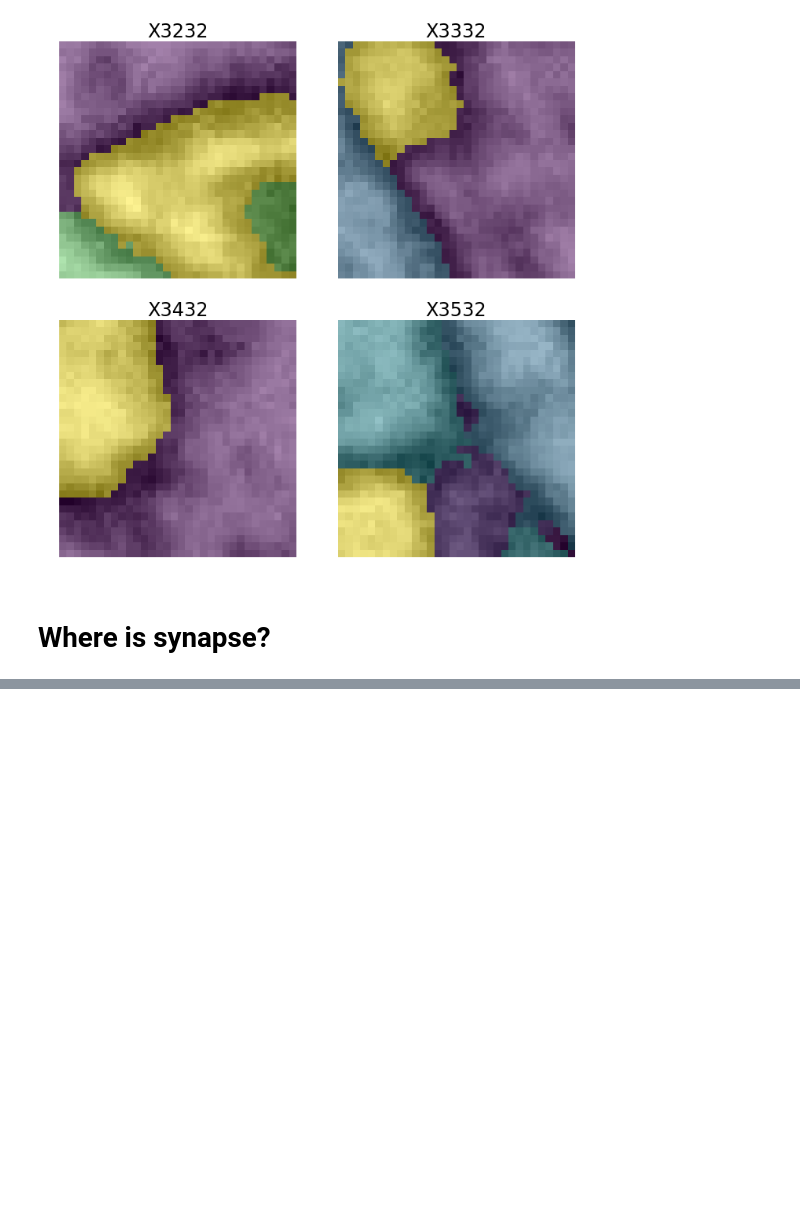
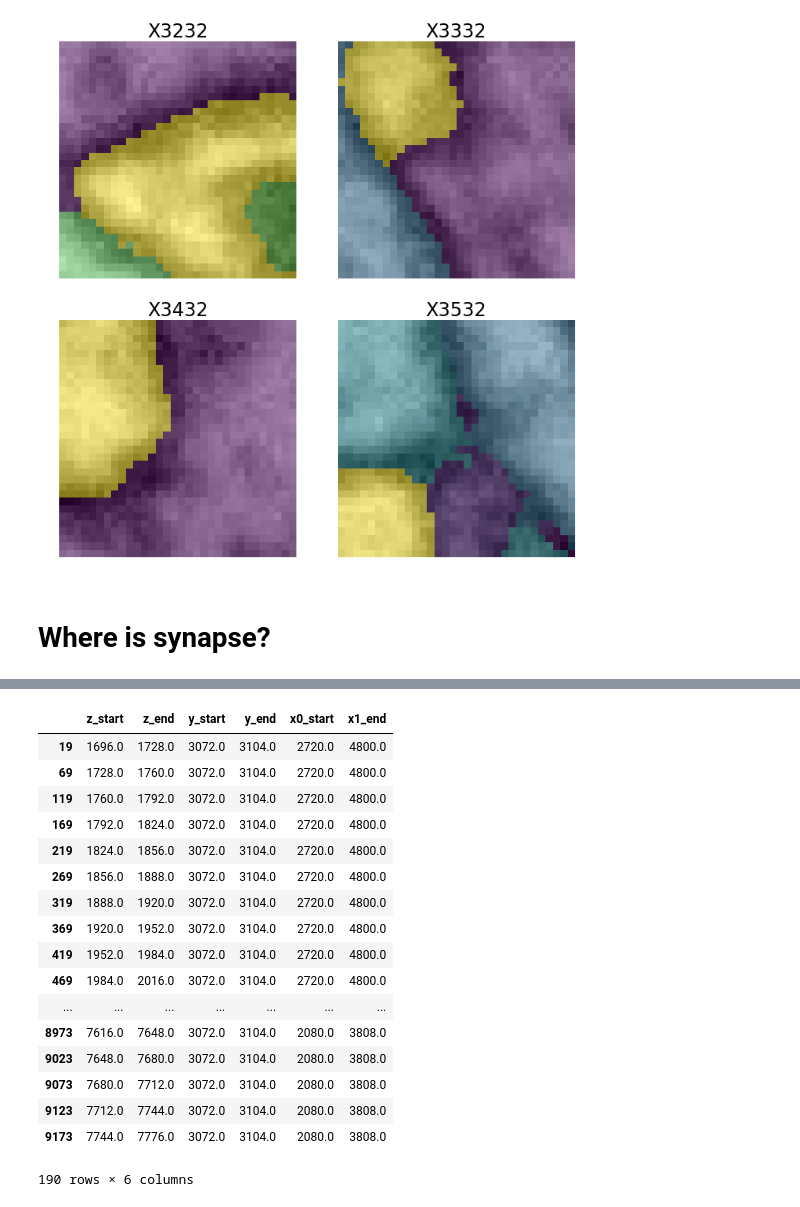
Before and after one commit to haeinkim/fira-capstone-project, a Jupyter notebook: FIB25_EDA.ipynb, the cells around one changed output, grey strips where cells are left out. Saved outputs shown, nothing was run; the diff lists cells and outputs as text; code cells hidden in the pictures; blank space fills up the shorter version.

Commit message:
figuring out data from the synapse and roi.json

```diff
--- a/FIB25_EDA.ipynb
+++ b/FIB25_EDA.ipynb
@@ -17,9 +19,11 @@ groundtruth = repo_groundtruth.get_array("groundtruth")
 # %% [markdown]
 # Get some chunk of array from the index in roi.json
 # %%
+# Open roi.json file and specify as a numpy array:
+
 with open('/media/haein/DATA/FlyEM/roi.json', 'r') as f:
     data = json.load(f)
 
-roi = np.array(data) * 32
-roi
+roi_idx = np.array(data)
+roi_idx[0:5]
 # %% [output]
@@ -45,0 +37,6 @@ chunk_gt = groundtruth[z_start:z_end, y_start:y_end, x_start_from:x_end_to]
+# %%
+# Create DataFrame from 'roi_idx':
+
+col_name = ['z_start', 'y_start', 'x0_start', 'x1_start']
+df = pd.DataFrame(roi_idx, columns=col_name)
+df.head(5)
@@ -45,0 +50,5 @@ chunk_gt = groundtruth[z_start:z_end, y_start:y_end, x_start_from:x_end_to]
+# %%
+# Translate to voxel coorinates:
+
+df_voxel = df * 32
+df_voxel.head(5)
@@ -45,0 +62,13 @@ chunk_gt = groundtruth[z_start:z_end, y_start:y_end, x_start_from:x_end_to]
+# %%
+# Add voxel coordinates of the end into new columns:
+
+df_voxel['z_end'] = df_voxel['z_start'] + 32
+df_voxel['y_end'] = df_voxel['y_start'] + 32
+df_voxel['x1_end'] = df_voxel['x1_start'] + 32
+df_voxel.drop(columns='x1_start', inplace=True)
+
+ordered_cols = ['z_start', 'z_end', 'y_start', 'y_end', 'x0_start', 'x1_end']
+
+roi = df_voxel[ordered_cols]
+
+roi.head(5)
@@ -85,0 +217,21 @@ synapse
+# %%
+roi.where((roi['y_start'] <= 3090) & (roi['y_end'] >= 3090)).dropna()
+# %% [output]
+|  | z_start | z_end | y_start | y_end | x0_start | x1_end |
+| 19 | 1696.0 | 1728.0 | 3072.0 | 3104.0 | 2720.0 | 4800.0 |
+| 69 | 1728.0 | 1760.0 | 3072.0 | 3104.0 | 2720.0 | 4800.0 |
+| 119 | 1760.0 | 1792.0 | 3072.0 | 3104.0 | 2720.0 | 4800.0 |
+| 169 | 1792.0 | 1824.0 | 3072.0 | 3104.0 | 2720.0 | 4800.0 |
+| 219 | 1824.0 | 1856.0 | 3072.0 | 3104.0 | 2720.0 | 4800.0 |
+| 269 | 1856.0 | 1888.0 | 3072.0 | 3104.0 | 2720.0 | 4800.0 |
+| 319 | 1888.0 | 1920.0 | 3072.0 | 3104.0 | 2720.0 | 4800.0 |
+| 369 | 1920.0 | 1952.0 | 3072.0 | 3104.0 | 2720.0 | 4800.0 |
+| 419 | 1952.0 | 1984.0 | 3072.0 | 3104.0 | 2720.0 | 4800.0 |
+| 469 | 1984.0 | 2016.0 | 3072.0 | 3104.0 | 2720.0 | 4800.0 |
+| ... | ... | ... | ... | ... | ... | ... |
+| 8973 | 7616.0 | 7648.0 | 3072.0 | 3104.0 | 2080.0 | 3808.0 |
+| 9023 | 7648.0 | 7680.0 | 3072.0 | 3104.0 | 2080.0 | 3808.0 |
+| 9073 | 7680.0 | 7712.0 | 3072.0 | 3104.0 | 2080.0 | 3808.0 |
+| 9123 | 7712.0 | 7744.0 | 3072.0 | 3104.0 | 2080.0 | 3808.0 |
+| 9173 | 7744.0 | 7776.0 | 3072.0 | 3104.0 | 2080.0 | 3808.0 |
+190 rows × 6 columns
```
Also changed, not shown: parts of 23 cells of this notebook.
